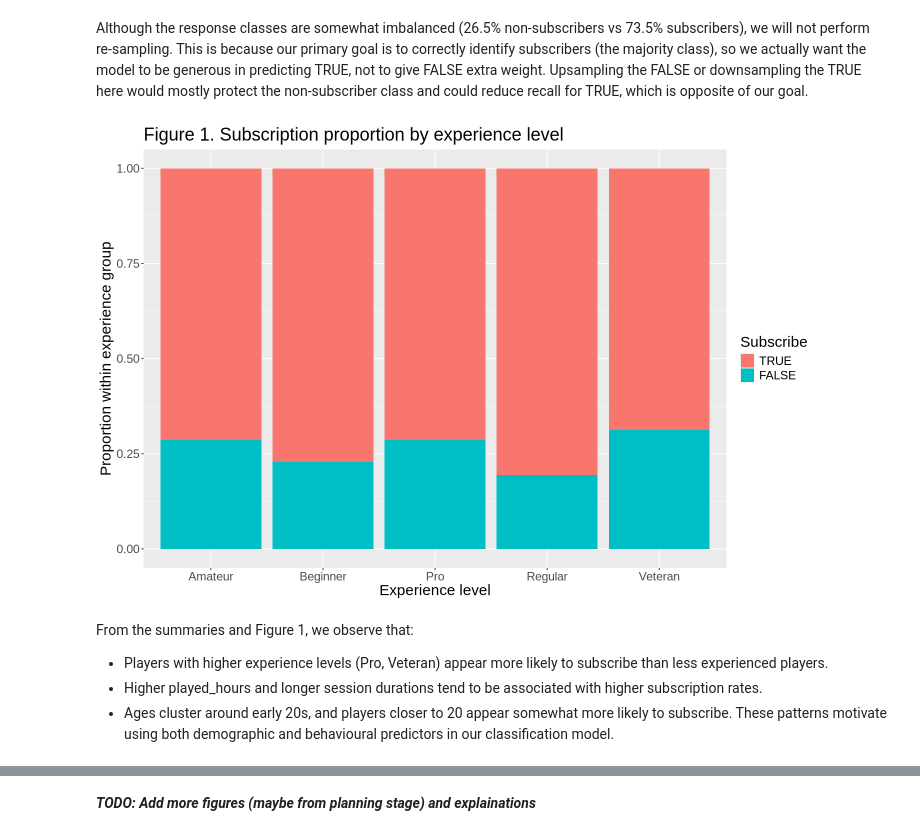
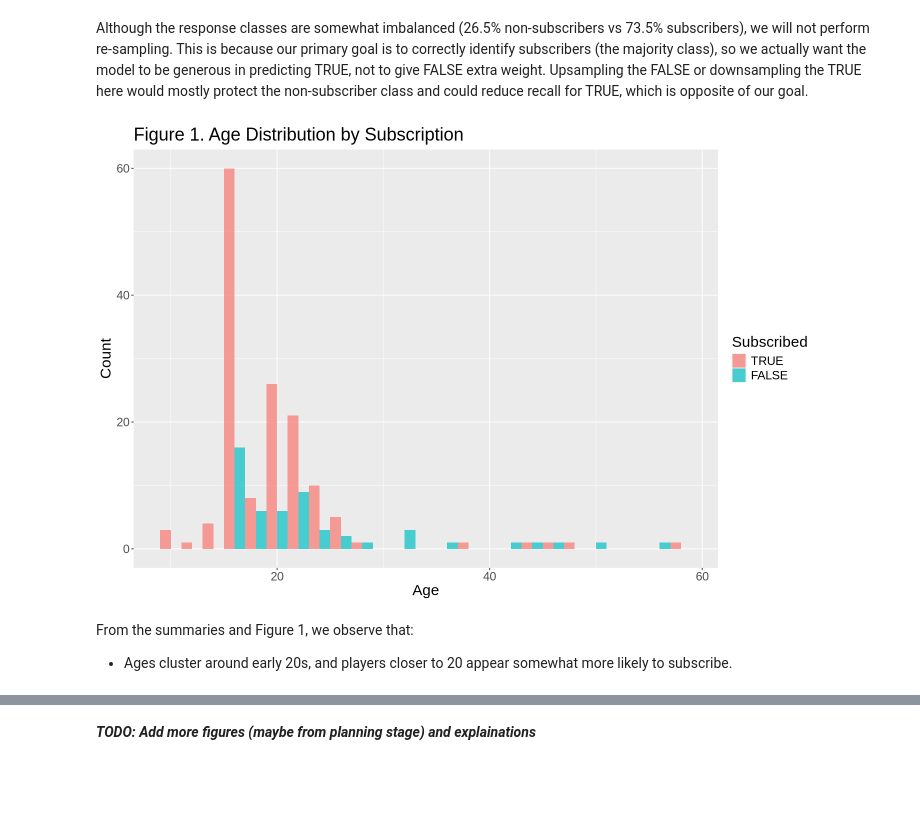
Before and after one commit to wizexplorer/dsci-100-project, a Jupyter notebook: project_report_40.ipynb, the cells around one changed output, grey strips where cells are left out. Drawn from its saved outputs; the diff is of its cells as text; code cells hidden in the pictures; blank space fills up the shorter version.

Commit message:
add more figures + update title. Add discussion section

```diff
--- a/project_report_40.ipynb
+++ b/project_report_40.ipynb
@@ -298,24 +298,18 @@ A tibble: 2 × 3
 Although the response classes are somewhat imbalanced (26.5% non-subscribers vs 73.5% subscribers), we will not perform re-sampling.
 This is because our primary goal is to correctly identify subscribers (the majority class), so we actually want the model to be generous in predicting TRUE, not to give FALSE extra weight. Upsampling the FALSE or downsampling the TRUE here would mostly protect the non-subscriber class and could reduce recall for TRUE, which is opposite of our goal.
 # %%
-ggplot(data, aes(x = experience, fill = subscribe)) +
-  geom_bar(position = "fill") +
+data |>
+  ggplot(aes(x = Age, fill = subscribe)) +
+  geom_histogram(position = "dodge", binwidth = 2, alpha = 0.7) +
   labs(
-    title = "Figure 1. Subscription proportion by experience level",
-    x = "Experience level",
-    y = "Proportion within experience group",
-    fill = "Subscribe"
+    title = "Figure 1. Age Distribution by Subscription",
+    x = "Age", y = "Count",
+    fill = "Subscribed"
   ) +
-    theme(text = element_text(size=18))
+  theme(text = element_text(size=18))
 # %% [output]
-[figure, old version]
+[figure, new version]
 # %% [markdown]
 From the summaries and Figure 1, we observe that:
-- Players with higher experience levels (Pro, Veteran) appear
-  more likely to subscribe than less experienced players.
-- Higher played_hours and longer session durations tend to be
-  associated with higher subscription rates.
 - Ages cluster around early 20s, and players closer to 20
   appear somewhat more likely to subscribe.
-These patterns motivate using both demographic and behavioural
-predictors in our classification model.
```
Also changed, not shown: parts of 14 cells of this notebook.
